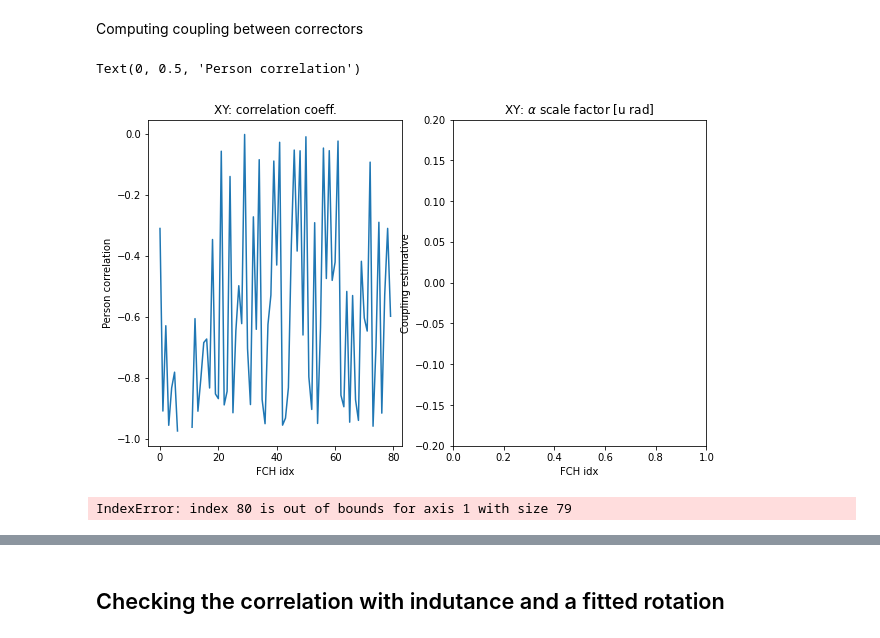
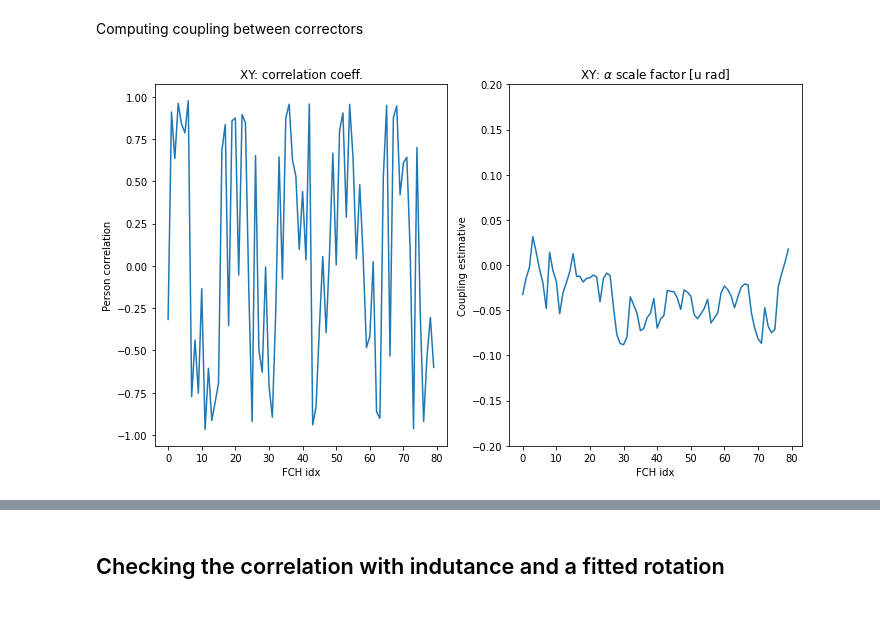
Before and after one commit to lnls-fac/apsuite, a Jupyter notebook: apsuite/fast_correctors/fast_correctors_polarization_measure.ipynb, the cells around one changed output, grey strips where cells are left out. Drawn from its saved outputs; the diff is of its cells as text; code cells hidden in the pictures.

Commit message:
Adds coupling analysis

```diff
--- a/apsuite/fast_correctors/fast_correctors_polarization_measure.ipynb
+++ b/apsuite/fast_correctors/fast_correctors_polarization_measure.ipynb
@@ -267,7 +309,7 @@ def compare_orb_matrices(meas, mod, corr_type='h'):
 ## Comparing ORM matrices
 # %%
 data = load_pickle('fast-corr-cod-signature-meas.pickle')
-dorb = compute_dorb(data)
-orm = generate_model_orm()
+fittedmodel=False
+orm = generate_model_orm(fittedmodel)
 # %%
-adj_dorb, curr2kick, angles = adjust_measures(data)
+adj_orm, meas_orm, curr2kick, gain_vec, angles = adjust_measures(data)
@@ -343,32 +386,31 @@ fcvy_corrcoeff = compute_corrcoef(fcvy_mod, fcvy_meas)
 Computing coupling between correctors
 # %%
 # Trying to find coupling in the measures for FCH
-fchy_meas = adj_dorb[160:, :80]
+fchy_meas = meas_orm[160:, :80]
 # If we kick with FCH, there is a signature relationated with the kick of FCV?
 xy_corrcoeff = compute_corrcoef(fcvy_mod, fchy_meas)
-alphayx = dorb[160, :80]
+coupling_strength = np.diag(fcvy_mod @ fchy_meas.T)/np.diag(fcvy_mod @ fcvy_mod.T)
 # %%
 fig, ax = plt.subplots(1,2, figsize=(10,6))
 ax[0].plot(xy_corrcoeff)
 ax[0].set_title('XY: correlation coeff.')
-# ax[1].plot(alphaxzzy)
+#
+ax[1].plot(coupling_strength[:80])
 ax[1].set_ylim(-0.2, 0.2)
 ax[1].set_title(r'XY: $\alpha$ scale factor [u rad]')
 ax[0].set_xlabel('FCH idx')
 ax[1].set_xlabel('FCH idx')
 ax[1].set_ylabel('Coupling estimative')
 ax[0].set_ylabel('Person correlation')
+plt.tight_layout()
 # %% [output]
-Text(0, 0.5, 'Person correlation')
-[figure, old version]
+[figure, new version]
 # %%
 # Trying to find coupling in the measures for FCV
-fcvx_meas = orm[:160, 80:]
+fcvx_meas = meas_orm[:160, 80:]
 # If we kick with FCV, there is a signature relationated with the kick of FCH?
-yx_corrcoeff = compute_corrcoef(fchx_mod[:, :-1], fcvx_meas)
-alphayx = compute_alpha(fcvx_meas, fchx_mod[:, :-1])
+yx_corrcoeff = compute_corrcoef(fchx_mod, fcvx_meas)
+coupling_strength = np.diag(fcvx_meas @ fchx_mod.T)/np.diag(fchx_mod @ fchx_mod.T)
-# %% [output]
-IndexError: index 80 is out of bounds for axis 1 with size 79
 # %%
 fig, ax = plt.subplots(1,2, figsize=(10,6))
 ax[0].plot(yx_corrcoeff)
```
Also changed, not shown: parts of 30 cells of this notebook, 9 other files.
